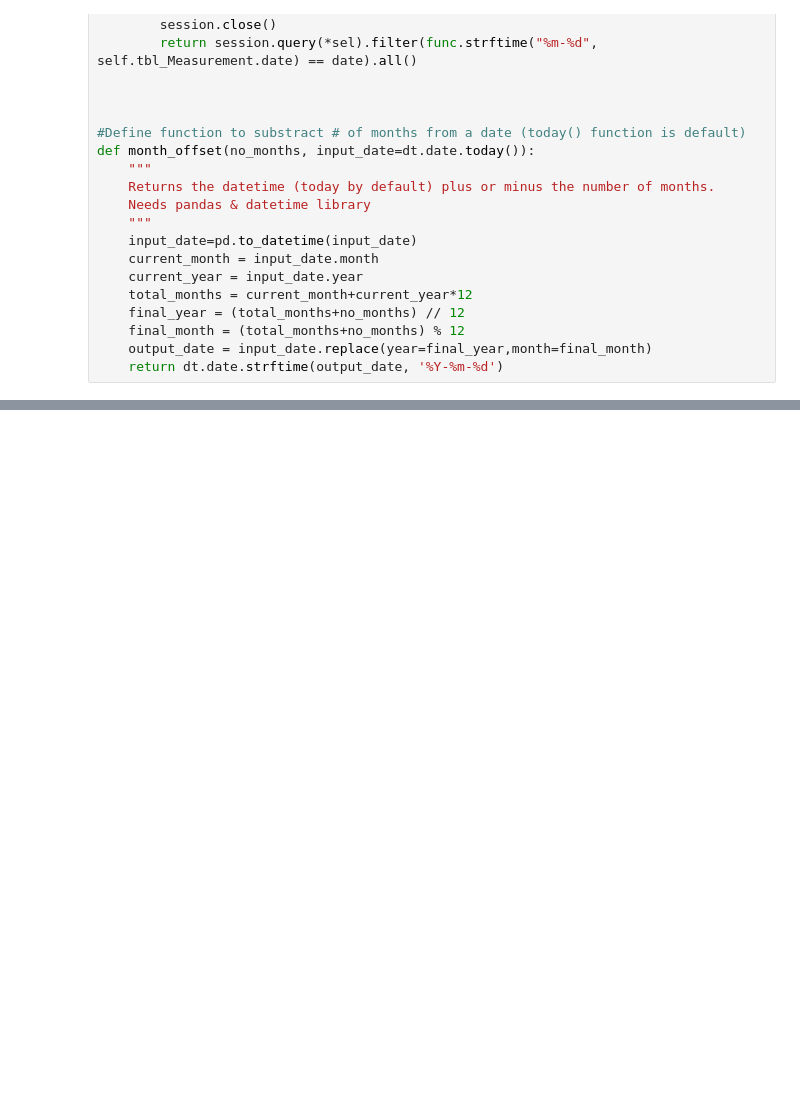
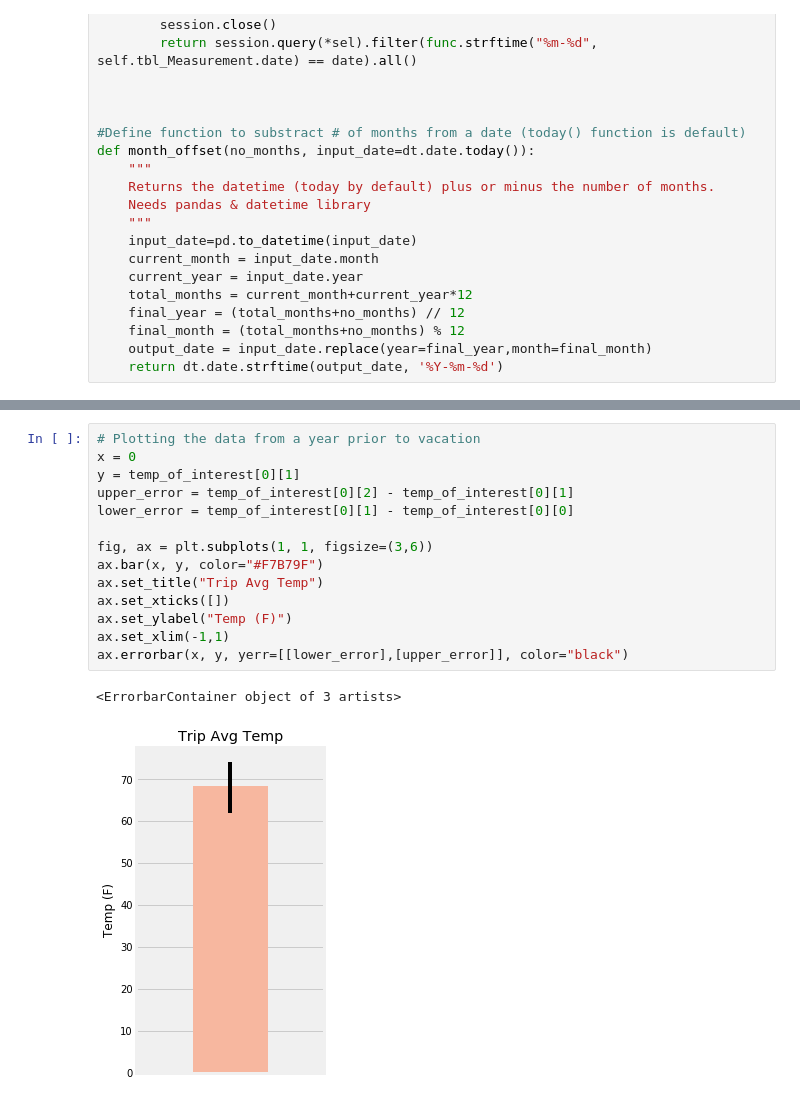
Before and after one commit to florin-vasiliu/sqlalchemy-challenge, a Jupyter notebook: HonoluluHI_weather_db(OOP_approach).ipynb, the cells around one changed output, grey strips where cells are left out. Saved outputs shown, nothing was run; the diff lists cells and outputs as text; blank space fills up the shorter version.

Commit message:
final logic prior to flask assignment

```diff
--- a/HonoluluHI_weather_db(OOP_approach).ipynb
+++ b/HonoluluHI_weather_db(OOP_approach).ipynb
@@ -392,0 +439,17 @@ Text(0, 0.5, 'Temperature')
+# %%
+# Plotting the data from a year prior to vacation
+x = 0
+y = temp_of_interest[0][1]
+upper_error = temp_of_interest[0][2] - temp_of_interest[0][1]
+lower_error = temp_of_interest[0][1] - temp_of_interest[0][0]
+
+fig, ax = plt.subplots(1, 1, figsize=(3,6))
+ax.bar(x, y, color="#F7B79F")
+ax.set_title("Trip Avg Temp")
+ax.set_xticks([])
+ax.set_ylabel("Temp (F)")
+ax.set_xlim(-1,1)
+ax.errorbar(x, y, yerr=[[lower_error],[upper_error]], color="black")
+# %% [output]
+<ErrorbarContainer object of 3 artists>
+[figure, added]
```
Also changed, not shown: parts of 27 cells of this notebook.
